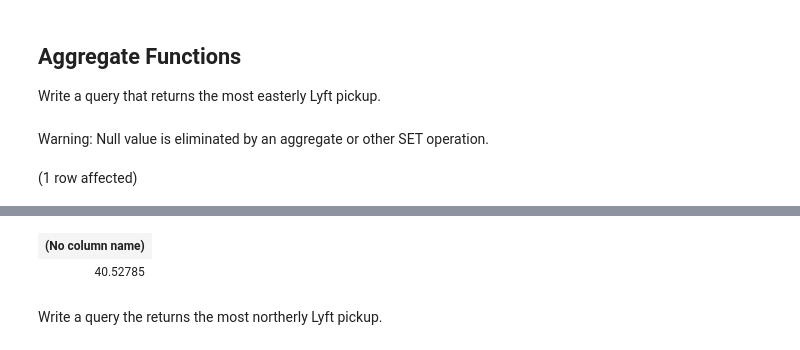
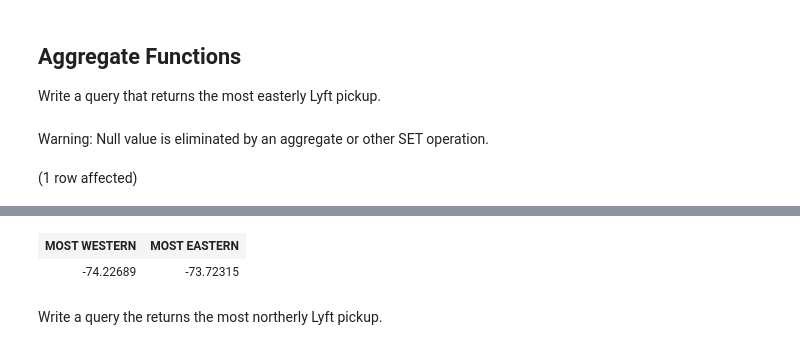
Before and after one commit to odelmas-sci/sql-part2-exercises, a Jupyter notebook: sql-part2.ipynb, the cells around one changed output, grey strips where cells are left out. Drawn from its saved outputs; the diff is of its cells as text; code cells hidden in the pictures.

```diff
--- a/sql-part2.ipynb
+++ b/sql-part2.ipynb
@@ -110,7 +112,7 @@ Total execution time: 00:00:00.377
 
 Write a query that returns the most easterly Lyft pickup.
 # %%
-SELECT TOP 1 MIN(start_lat) FROM RideShareDB.dbo.lyft;
+SELECT MIN(start_lng) AS 'MOST WESTERN', MAX(start_lng) AS 'MOST EASTERN' FROM RideShareDB.dbo.lyft;
 # %% [output]
 Warning: Null value is eliminated by an aggregate or other SET operation.
 (1 row affected)
@@ -118,5 +120,5 @@ Total execution time: 00:00:00.062
-| (No column name) |
-| 40.52785 |
+| MOST WESTERN | MOST EASTERN |
+| -74.22689 | -73.72315 |
 # %% [markdown]
 Write a query the returns the most northerly Lyft pickup.
 # %%
```
Also changed, not shown: parts of 6 cells of this notebook.
